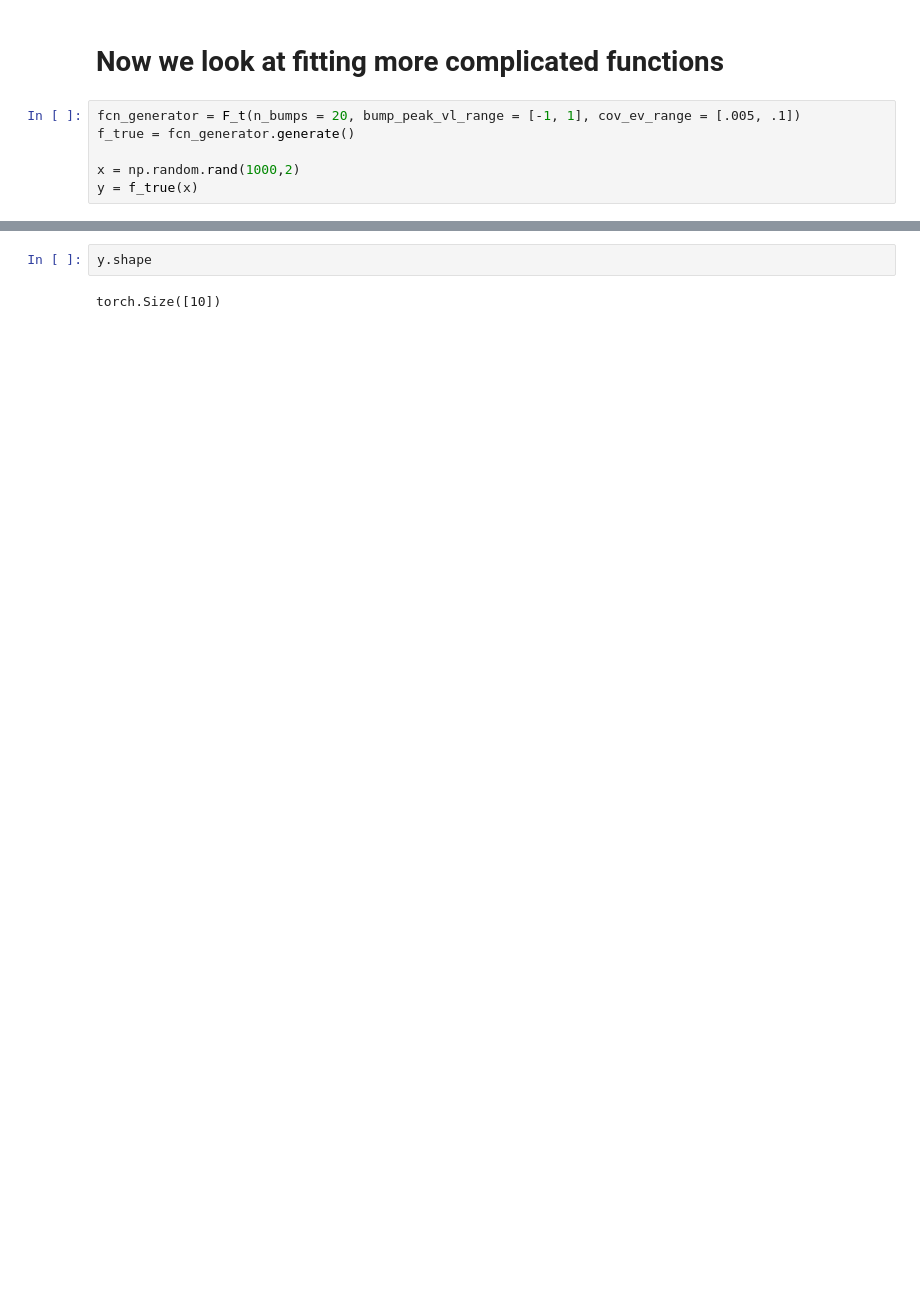
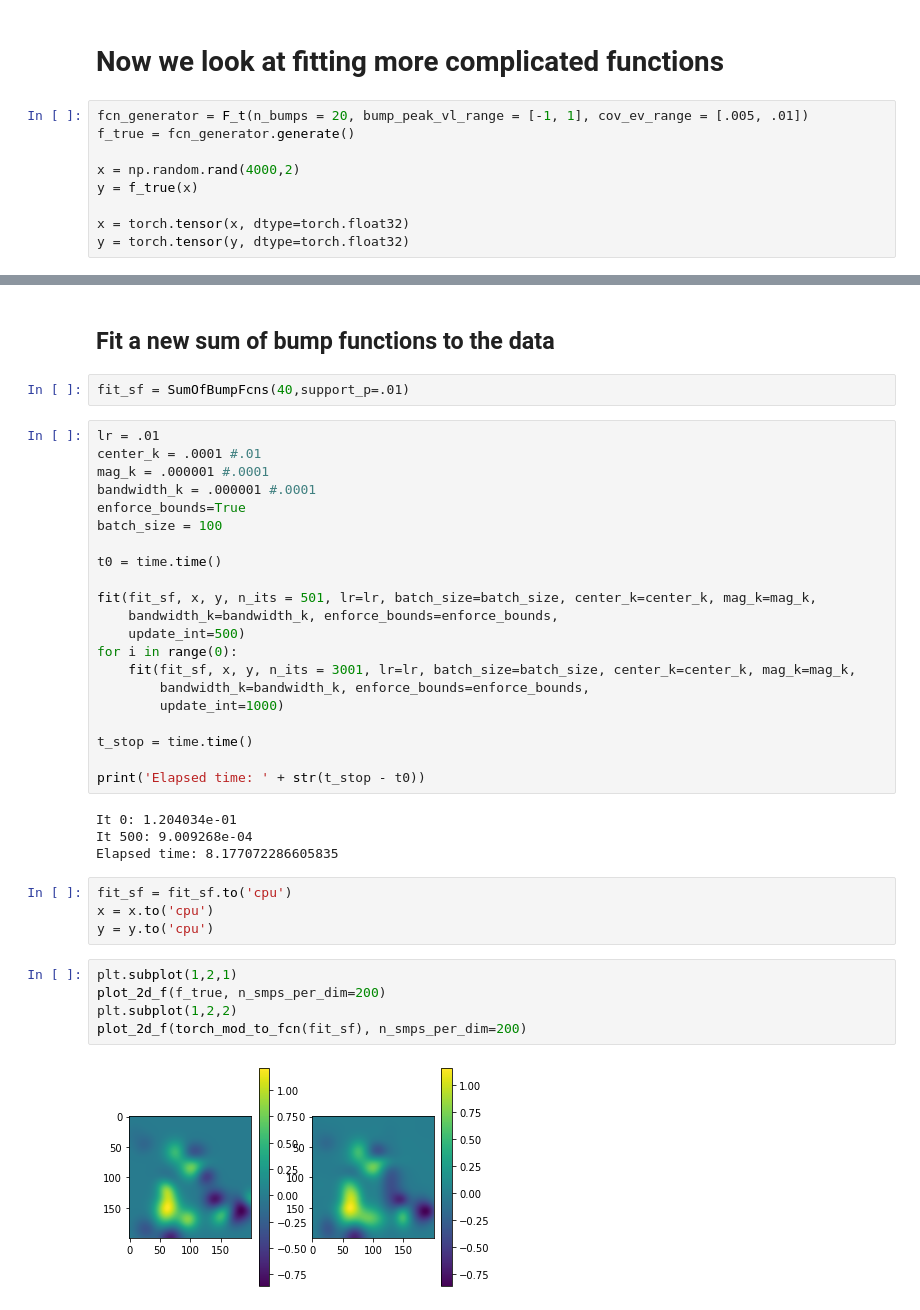
Before and after one commit to wbishopJanelia/janelia_core, a Jupyter notebook: development/sparse_networks/efficient_bump_fcn_fittring.ipynb, the cells around one changed output, grey strips where cells are left out. Saved outputs shown, nothing was run; the diff lists cells and outputs as text; blank space fills up the shorter version.

```diff
--- a/development/sparse_networks/efficient_bump_fcn_fittring.ipynb
+++ b/development/sparse_networks/efficient_bump_fcn_fittring.ipynb
@@ -345,10 +447,13 @@ plot_2d_f(torch_mod_to_fcn(fit_bf), n_smps_per_dim=200)
 # %% [markdown]
 # Now we look at fitting more complicated functions
 # %%
-fcn_generator = F_t(n_bumps = 20, bump_peak_vl_range = [-1, 1], cov_ev_range = [.005, .1])
+fcn_generator = F_t(n_bumps = 20, bump_peak_vl_range = [-1, 1], cov_ev_range = [.005, .01])
 f_true = fcn_generator.generate()
 
-x = np.random.rand(1000,2)
+x = np.random.rand(4000,2)
 y = f_true(x)
+
+x = torch.tensor(x, dtype=torch.float32)
+y = torch.tensor(y, dtype=torch.float32)
 # %%
 plot_2d_f(f_true, n_smps_per_dim=200)
@@ -367,4 +462,40 @@ y_t.dtype
-# %%
-y.shape
-# %% [output]
-torch.Size([10])
+# %% [markdown]
+## Fit a new sum of bump functions to the data
+# %%
+fit_sf = SumOfBumpFcns(40,support_p=.01)
+# %%
+lr = .01
+center_k = .0001 #.01
+mag_k = .000001 #.0001
+bandwidth_k = .000001 #.0001
+enforce_bounds=True
+batch_size = 100
+
+t0 = time.time()
+
+fit(fit_sf, x, y, n_its = 501, lr=lr, batch_size=batch_size, center_k=center_k, mag_k=mag_k,
+    bandwidth_k=bandwidth_k, enforce_bounds=enforce_bounds,
+    update_int=500)
+for i in range(0):
+    fit(fit_sf, x, y, n_its = 3001, lr=lr, batch_size=batch_size, center_k=center_k, mag_k=mag_k,
+        bandwidth_k=bandwidth_k, enforce_bounds=enforce_bounds,
+        update_int=1000)
+
+t_stop = time.time()
+
+print('Elapsed time: ' + str(t_stop - t0))
+# %% [output]
+It 0: 1.204034e-01
+It 500: 9.009268e-04
+Elapsed time: 8.177072286605835
+# %%
+fit_sf = fit_sf.to('cpu')
+x = x.to('cpu')
+y = y.to('cpu')
+# %%
+plt.subplot(1,2,1)
+plot_2d_f(f_true, n_smps_per_dim=200)
+plt.subplot(1,2,2)
+plot_2d_f(torch_mod_to_fcn(fit_sf), n_smps_per_dim=200)
+# %% [output]
+[figure, added]
```
Also changed, not shown: parts of 17 cells of this notebook, 2 other files.
